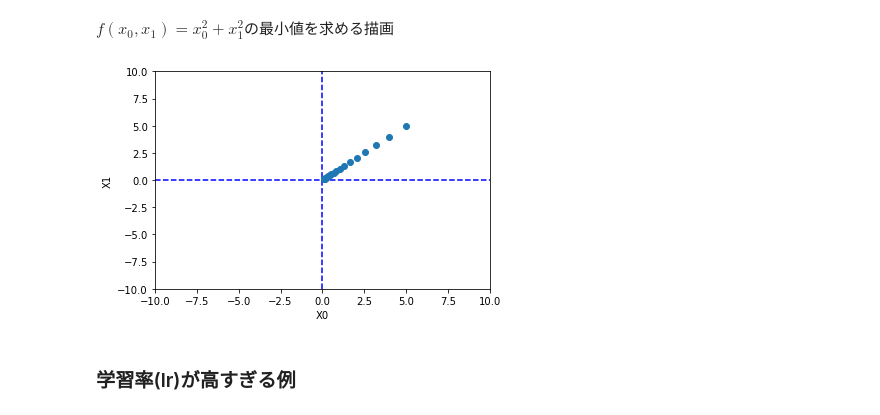
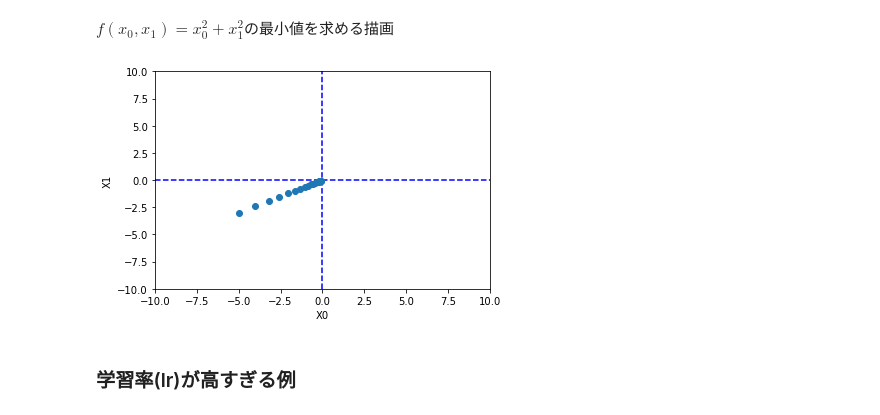
Before and after one commit to eda3/Deep-learning-from-scratch_20200419, a Jupyter notebook: 4-4_勾配.ipynb, the cells around one changed output. Saved outputs shown, nothing was run; the diff lists cells and outputs as text; code cells hidden in the pictures.

```diff
--- a/4-4_勾配.ipynb
+++ b/4-4_勾配.ipynb
@@ -165,21 +166,21 @@ def function_2(x):
 $f(x_0, x_1)=x_0^2+x_1^2$の最小値を求める描画
 # %%
 # init_x = np.array([-3.0, 4.0])
-init_x = np.array([5.0, 5.0])
+init_x = np.array([-5.0, -3.0])
 lr = 0.1
 step_num = 20
 x, x_history = gradient_descent(function_2, init_x, lr=lr, step_num=step_num)
-plt.plot( [-10, 10], [0,0], '--b')
-plt.plot( [0,0], [-10, 10], '--b')
-plt.plot(x_history[:,0], x_history[:,1], 'o')
+plt.plot([-10, 10], [0, 0], "--b")
+plt.plot([0, 0], [-10, 10], "--b")
+plt.plot(x_history[:, 0], x_history[:, 1], "o")
 
 plt.xlim(-10, 10)
 plt.ylim(-10, 10)
 plt.xlabel("X0")
 plt.ylabel("X1")
 plt.show()
 # %% [output]
-[figure, old version]
+[figure, new version]
 # %% [markdown]
 ### 学習率(lr)が高すぎる例
 # %%
```
Also changed, not shown: parts of 16 cells of this notebook.
